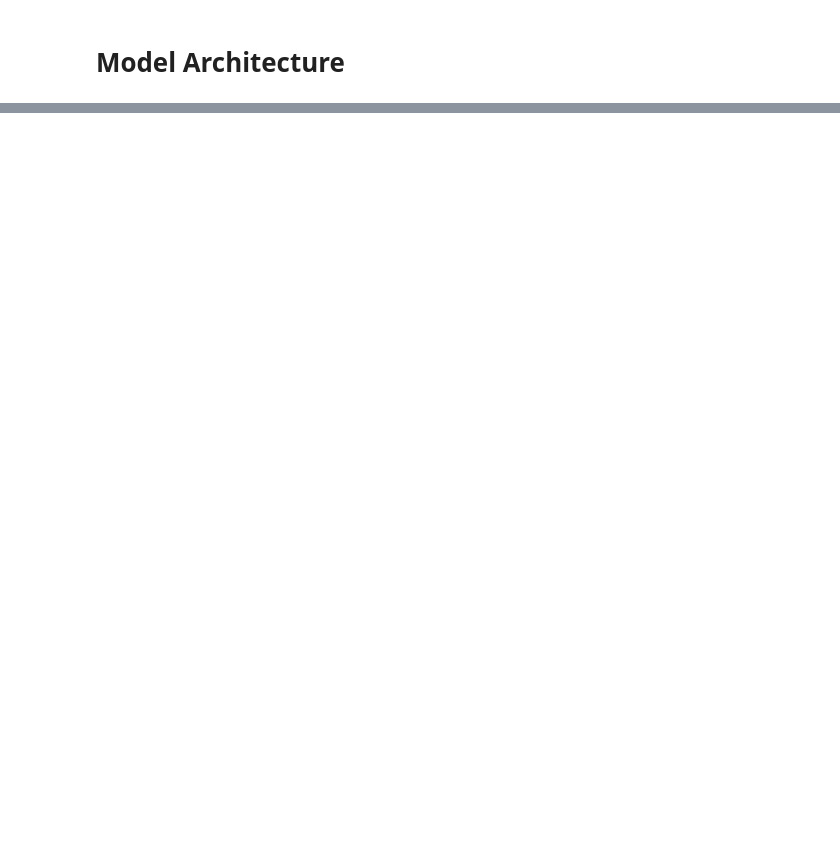
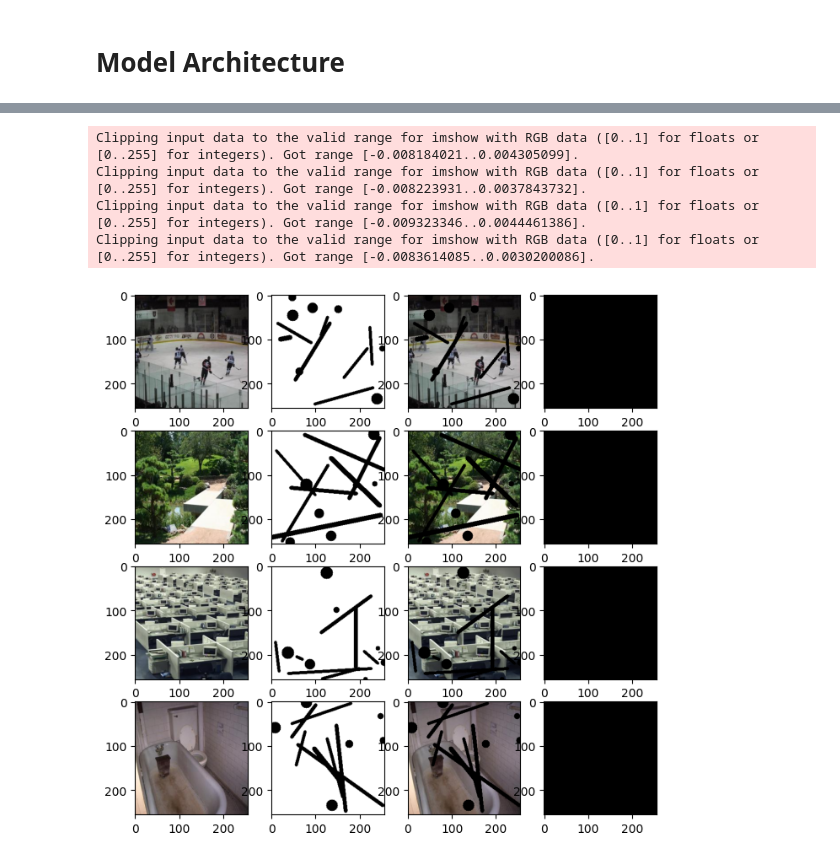
Before and after one commit to ManjotSingh08x/ImageForge, a Jupyter notebook: Places-dataset-network.ipynb, the cells around one changed output, grey strips where cells are left out. Cells and saved outputs as stored; diff of their text form; code cells hidden in the pictures; blank space fills up the shorter version.

Commit message:
completed model architecture

```diff
--- a/Places-dataset-network.ipynb
+++ b/Places-dataset-network.ipynb
@@ -119,15 +125,19 @@ Original Image
 ![Architecture](Places-2-network-architecture.png)
 # %%
 class Partial_Conv(nn.Module):
-    def __init__(self, input_filters, output_filters, kernel_size=(3,3), padding=0, stride=1, bias=True, groups=1,dilation=1):
+    def __init__(self, input_filters, output_filters, kernel_size=(3,3),stride=1, bias=True, groups=1,dilation=1, bn=True):
         super().__init__()
+        self.bn = bn
         padding = (kernel_size[0]//2, kernel_size[1]//2)
         self.input_conv = nn.Conv2d(input_filters,output_filters,kernel_size,stride,padding,dilation,groups,bias)
         self.mask_conv = nn.Conv2d(input_filters,output_filters,kernel_size,stride,padding,dilation,groups, False)
 
         self.window_size = kernel_size[0]*kernel_size[1]
         nn.init.constant_(self.mask_conv.weight, 1.0)
+        nn.init.kaiming_normal_(self.input_conv.weight, a = 0, mode='fan_in')
 
+        if self.bn:
+            self.bath_normalization = nn.BatchNorm2d(output_filters)
         for param in self.mask_conv.parameters():
             param.requires_grad = False
 
@@ -142,4 +152,5 @@ class Partial_Conv(nn.Module):
         mask_ratio = mask_ratio * output_mask
         output = output * mask_ratio
 
+
         return output, output_mask
@@ -145,0 +170,21 @@ class Partial_Conv(nn.Module):
+# %%
+class DecodingLayer(nn.Module):
+    def __init__(self, in_filters, out_filters, bn=True, activation=True, bias=False):
+        super().__init__()
+        self.in_filters = in_filters
+        self.out_filters = out_filters
+        self.up_image = nn.Upsample(scale_factor=(2,2))
+        self.up_mask = nn.Upsample(scale_factor=(2,2))
+        self.activate = activation
+        self.conv = Partial_Conv(self.in_filters, self.out_filters, bias=bias,bn=bn)
+        self.act = nn.LeakyReLU(negative_slope=0.2)
+
+    def forward(self, input_image, input_mask, shared_image, shared_mask):
+        upscaled_image = F.interpolate(input_image, scale_factor=2)
+        upscaled_mask = F.interpolate(input_mask, scale_factor=2)
+        combined_image = torch.cat([upscaled_image, shared_image], dim=1)
+        combined_mask = torch.cat([upscaled_mask, shared_mask], dim=1)
+        output_image, output_mask = self.conv(combined_image, combined_mask)
+        if self.activate:
+            output_image = self.act(output_image)
+        return output_image, output_mask
@@ -145,0 +236,22 @@ class Partial_Conv(nn.Module):
+# %%
+
+sample_inputs, sample_masks, sample_truths = Train_Iter._next_data()
+sample_inputs, sample_masks = sample_inputs.cuda(), sample_masks.cuda()
+model = PartialConvUNet().to(device)
+with torch.no_grad():
+    sample_preds = model(sample_inputs, sample_masks)
+
+fig, axs = plt.subplots(nrows=4, ncols=4, figsize=(8, 8))
+
+sample_inputs, sample_masks = sample_inputs.cpu(), sample_masks.cpu()
+for i in range(4):
+    axs[i][0].imshow(np.transpose(sample_truths[i], (1, 2, 0)))
+    axs[i][1].imshow(np.transpose(sample_masks[i], (1, 2, 0)))
+    axs[i][2].imshow(np.transpose(sample_inputs[i],(1, 2, 0)))
+    axs[i][3].imshow(np.transpose(sample_preds[i].cpu(), (1, 2, 0)))
+# %% [output]
+Clipping input data to the valid range for imshow with RGB data ([0..1] for floats or [0..255] for integers). Got range [-0.008184021..0.004305099].
+Clipping input data to the valid range for imshow with RGB data ([0..1] for floats or [0..255] for integers). Got range [-0.008223931..0.0037843732].
+Clipping input data to the valid range for imshow with RGB data ([0..1] for floats or [0..255] for integers). Got range [-0.009323346..0.0044461386].
+Clipping input data to the valid range for imshow with RGB data ([0..1] for floats or [0..255] for integers). Got range [-0.0083614085..0.0030200086].
+[figure, added]
```
Also changed, not shown: parts of 4 cells of this notebook.
